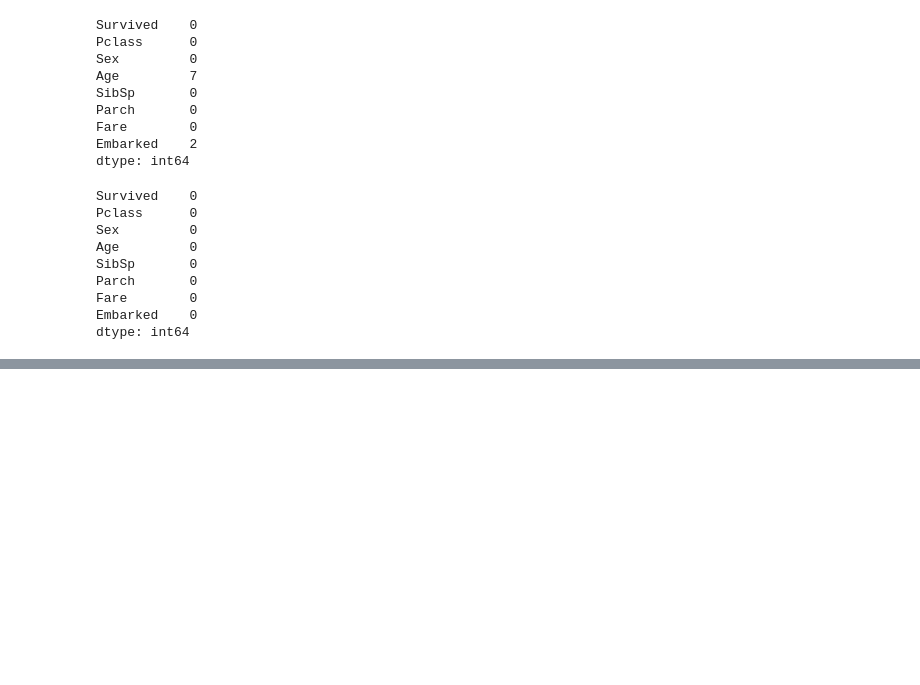
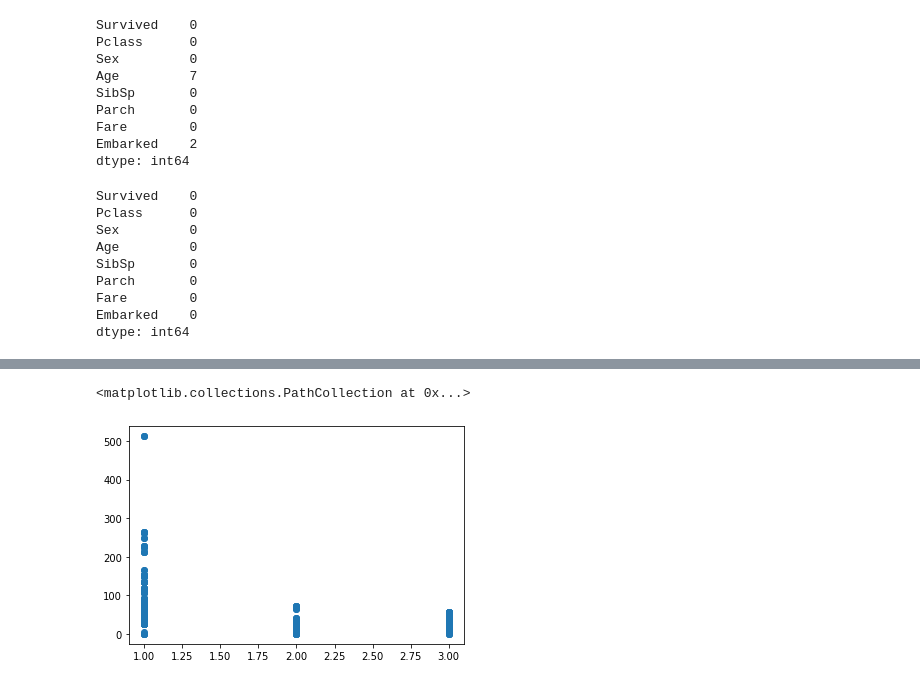
Before and after one commit to jain651/kaggleProjects, a Jupyter notebook: titanic-competition.ipynb, the cells around one changed output, grey strips where cells are left out. Cells and saved outputs as stored; diff of their text form; code cells hidden in the pictures; blank space fills up the shorter version.

```diff
--- a/titanic-competition.ipynb
+++ b/titanic-competition.ipynb
@@ -160,0 +164,5 @@ train.head()
+# %%
+plt.scatter(train['Pclass'],train['Fare'])
+# %% [output]
+<matplotlib.collections.PathCollection at 0x...>
+[figure, added]
```
Also changed, not shown: parts of 11 cells of this notebook.
